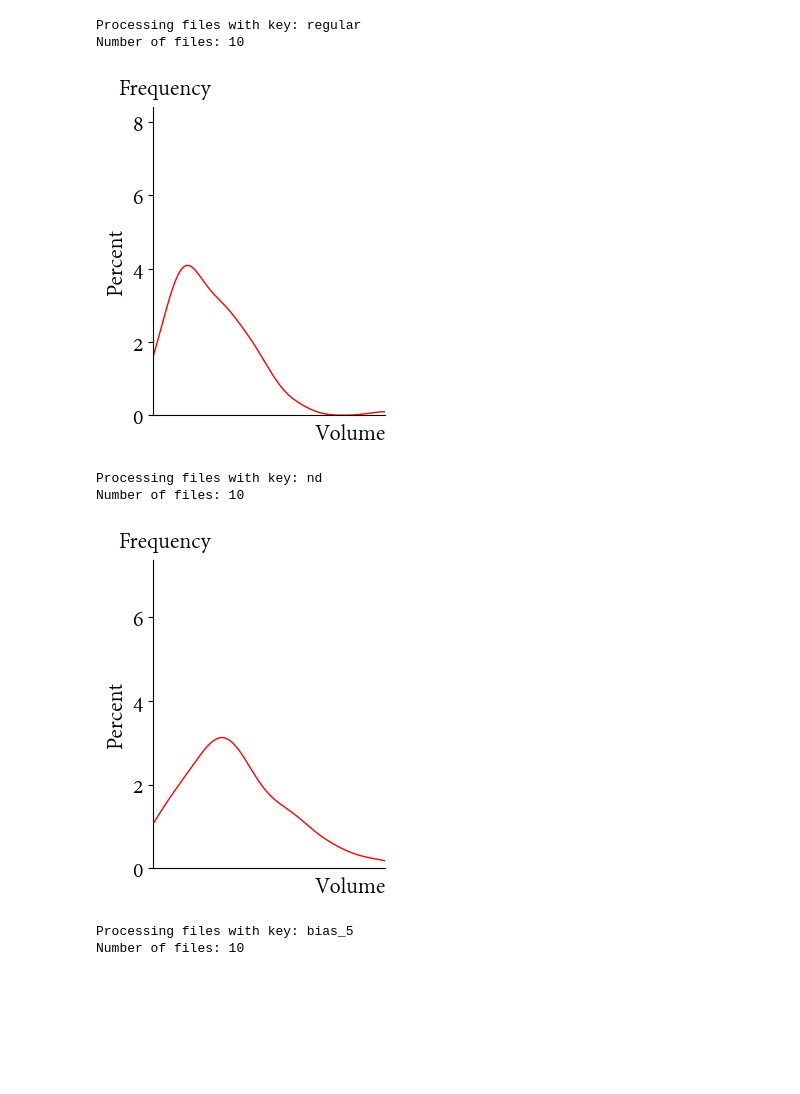
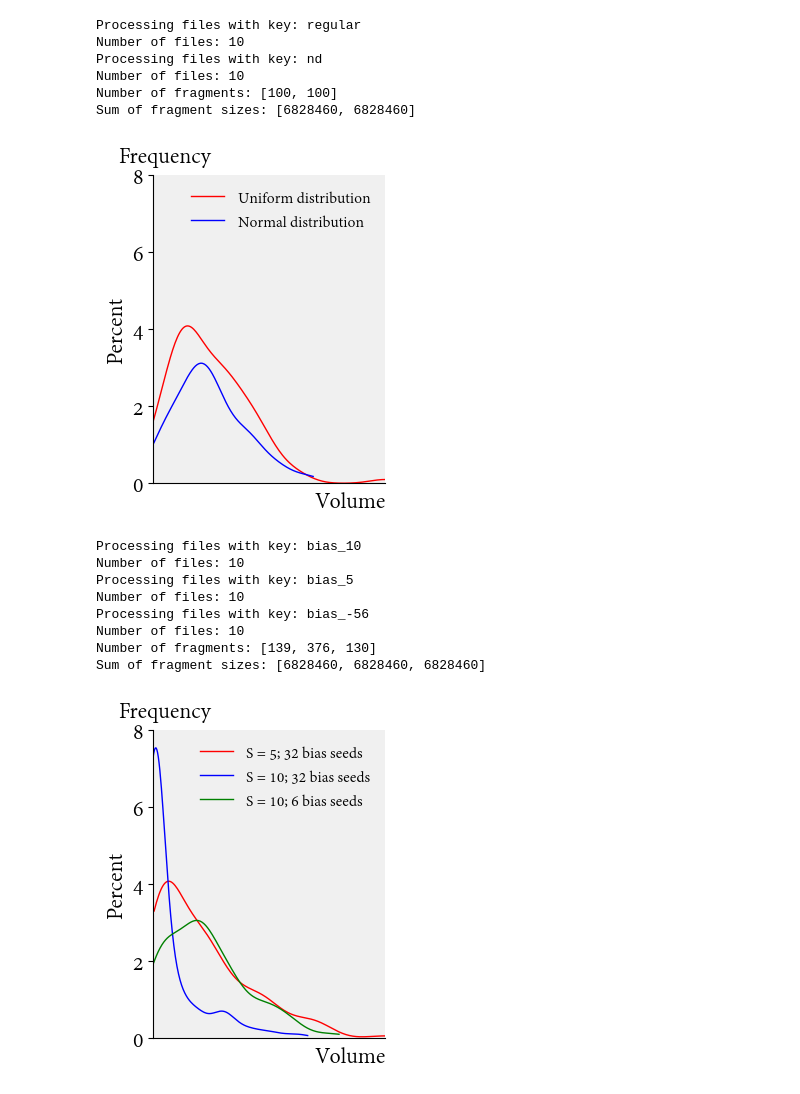
Before and after one commit to AlfonsoLRz/VoxelFragmentML, a Jupyter notebook: Python/Visualizer/volume_noise_distribution.ipynb, the cells around one changed output. Cells and saved outputs as stored; diff of their text form; code cells hidden in the pictures; blank space fills up the shorter version.

```diff
--- a/Python/Visualizer/volume_noise_distribution.ipynb
+++ b/Python/Visualizer/volume_noise_distribution.ipynb
@@ -30,8 +49,9 @@ def plot_volumes(volumes, title):
     plt.show()
 # %%
 folder = '../../MeshFragments/Output/serapis/'
-noise_dist_key = ['regular', 'nd', 'bias_5' ]
-noise_dist_key_title = ['Uniform dist.', 'Normal dist.', 'Biased uniform dist.']
+noise_dist_key = [['regular', 'nd'], ['bias_10', 'bias_5', 'bias_-56']]
+noise_dist_key_title = ['Noise distribution', 'Biased uniform distribution']
+noise_dist_legend = [['Uniform distribution', 'Normal distribution'], ['S = 5; 32 bias seeds', 'S = 10; 32 bias seeds', 'S = 10; 6 bias seeds']]
 # %%
 def read_rle(filename):
     # read binary file
@@ -63,31 +83,46 @@ def read_rle(filename):
 # %%
 # Find files in folder starting with keys
 glob_files = os.listdir(folder)
 
-for index, key in enumerate(noise_dist_key):
-    files = [f for f in glob_files if f.startswith(key) and f.endswith('.rle')]
+for index, keys in enumerate(noise_dist_key):
     volumes = []
+    for key in keys:
+        files = [f for f in glob_files if f.startswith(key) and f.endswith('.rle')]
 
-    print('Processing files with key:', key)
-    print('Number of files:', len(files))
+        print('Processing files with key:', key)
+        print('Number of files:', len(files))
 
-    for file in files:
-        grid = read_rle(folder + file)
-        distinct_values = np.unique(grid)
-        n_distinct_values = len(distinct_values) - 1
+        volumes.append([])
 
-        for fragment in distinct_values:
-            if fragment > 1:
-                volumes.append(np.sum(grid == fragment))
+        for file in files:
+            grid = read_rle(folder + file)
+            distinct_values = np.unique(grid)
+            n_distinct_values = len(distinct_values) - 1
+
+            for fragment in distinct_values:
+                if fragment > 1:
+                    volumes[-1].append(np.sum(grid == fragment))
+
+    # sum number of fragments
+    print('Number of fragments:', [len(volume) for volume in volumes])
+    print('Sum of fragment sizes:', [sum(volume) for volume in volumes])
 
     # plot frequency of fragment sizes
-    plot_volumes(volumes, noise_dist_key_title[index])
+    plot_volumes(volumes, noise_dist_key_title[index], legend=noise_dist_legend[index])
 # %% [output]
 Processing files with key: regular
 Number of files: 10
+Processing files with key: nd
+Number of files: 10
+Number of fragments: [100, 100]
+Sum of fragment sizes: [6828460, 6828460]
-[figure, old version]
+[figure, new version]
-Processing files with key: nd
+Processing files with key: bias_10
 Number of files: 10
+Processing files with key: bias_5
+Number of files: 10
+Processing files with key: bias_-56
+Number of files: 10
+Number of fragments: [139, 376, 130]
+Sum of fragment sizes: [6828460, 6828460, 6828460]
-[figure, old version]
+[figure, new version]
-Processing files with key: bias_5
-Number of files: 10
```
Also changed, not shown: parts of 3 cells of this notebook, 3 other files.
